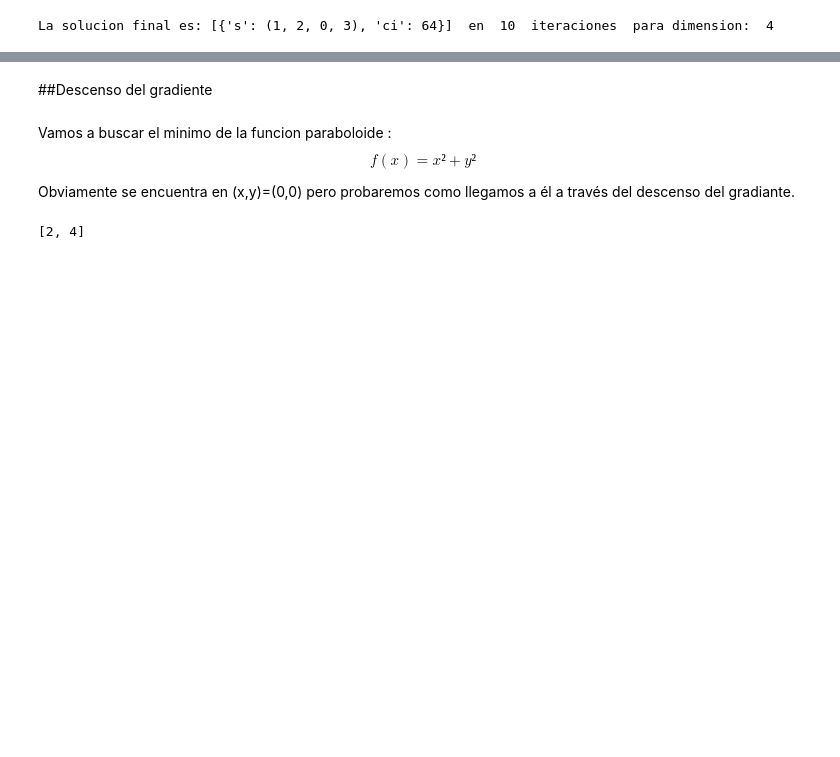
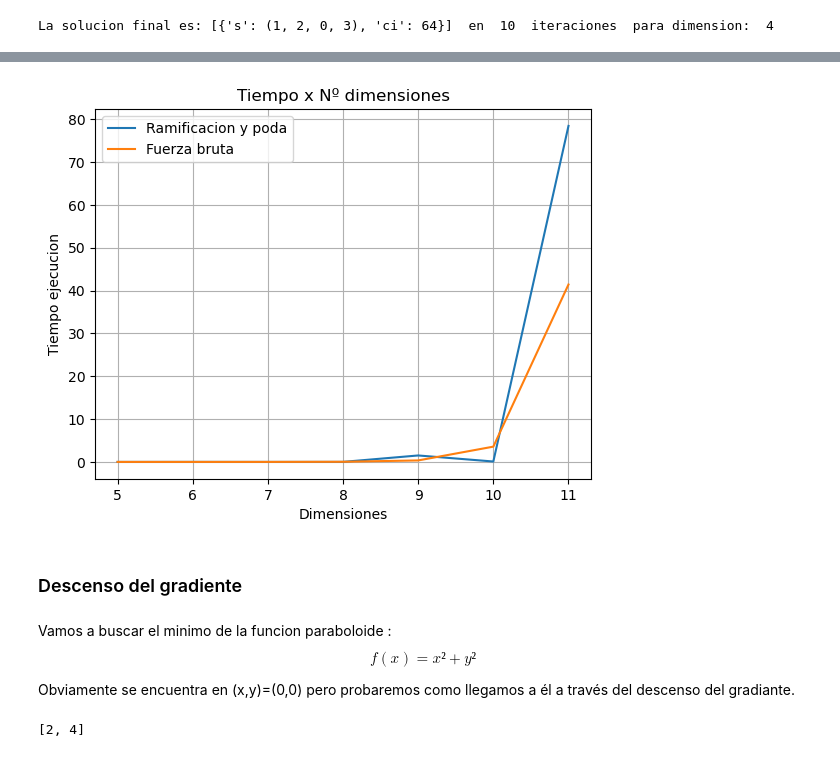
Before and after one commit to fjaviergallucci/mia-ao-ag2, a Jupyter notebook: Francisco_Gallucci_AG2.ipynb, the cells around one changed output, grey strips where cells are left out. Drawn from its saved outputs; the diff is of its cells as text; code cells hidden in the pictures; blank space fills up the shorter version.

Commit message:
-Agregada codigo de fuerza bruta en ramificacion y poda -Agregado modificacion al descenso de gradiente

```diff
--- a/Francisco_Gallucci_AG2.ipynb
+++ b/Francisco_Gallucci_AG2.ipynb
@@ -173,12 +168,12 @@ CI((0,1),COSTES)
 # %%
 #Genera tantos hijos como como posibilidades haya para la siguiente elemento de la tupla
 #(0,) -> (0,1), (0,2), (0,3)
-def crear_hijos(NODO, N):
-  HIJOS = []
-  for i in range(N ):
-    if i not in NODO:
-      HIJOS.append({'s':NODO +(i,)    })
-  return HIJOS
+def crear_hijos(nodo, n):
+  hijos = []
+  for i in range(n ):
+    if i not in nodo:
+      hijos.append({'s':nodo +(i,)    })
+  return hijos
 # %%
 crear_hijos((0,) , 4)
 # %% [output]
@@ -233,2 +229,57 @@ ramificacion_y_poda(COSTES)
 # %% [output]
 La solucion final es: [{'s': (1, 2, 0, 3), 'ci': 64}]  en  10  iteraciones  para dimension:  4
+# %%
+from time import time
+import random
+import matplotlib.pyplot as plt
+from IPython.display import display
+import itertools
+
+def fuerza_bruta(costes):
+    mejor_valor = 10e10
+    mejor_solucion = ()
+
+    for s in list(itertools.permutations(range(len(costes)))):
+        valor_tmp = valor(s, costes)
+        if valor_tmp < mejor_valor:
+            mejor_valor = valor_tmp
+            mejor_solucion = s
+
+    print(f'La mejor solucion es : {mejor_solucion}. Con valor: {mejor_valor}')
+
+def generate_costs(dimension):
+    return [[random.randint(1, 20) for _ in range(dimension)] for _ in range(dimension)]
+
+#Ejes y lineas para el plot
+dimension = []
+tiempo_fuerza_bruta = []
+tiempo_ramificaion_poda = []
+
+for i in range(5, 12):
+    _COSTES = generate_costs(i)
+    # display(_COSTES)
+    dimension.append(i)
+
+    start_time_r_p = time()
+    ramificacion_y_poda(_COSTES)
+    end_time_r_p = time()
+    tiempo_ramificaion_poda.append(end_time_r_p - start_time_r_p)
+
+    start_time_f_b = time()
+    fuerza_bruta(_COSTES)
+    end_time_f_b = time()
+    tiempo_fuerza_bruta.append(end_time_f_b - start_time_f_b)
+
+    print(f'Ramificacion y Poda tiempo total {end_time_r_p - start_time_r_p} con {i} dimensiones')
+    print(f'Fuerza brutal tiempo total {end_time_f_b - start_time_f_b} con {i} dimensiones\n')
+
+
+plt.plot(dimension, tiempo_ramificaion_poda, label="Ramificacion y poda")
+plt.plot(dimension, tiempo_fuerza_bruta, label="Fuerza bruta")
+plt.xlabel("Dimensiones")  # add X-axis label
+plt.ylabel("Tiempo ejecucion")  # add Y-axis label
+plt.title("Tiempo x Nº dimensiones")  # add title
+plt.grid()
+plt.legend()
+plt.show()
+# %% [output]
@@ -235,5 +303,6 @@ La solucion final es: [{'s': (1, 2, 0, 3), 'ci': 64}]  en  10  iteraciones  para
+[figure, added]
 # %% [markdown]
-##Descenso del gradiente
+### Descenso del gradiente
 # %%
 import math                      #Funciones matematicas
 import matplotlib.pyplot as plt  #Generacion de gráficos (otra opcion seaborn)
```
Also changed, not shown: parts of 18 cells of this notebook, 1 other file.
